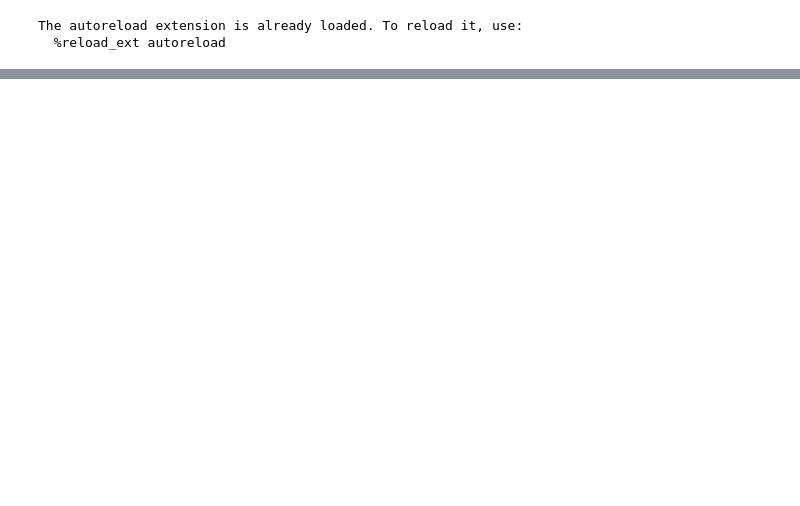
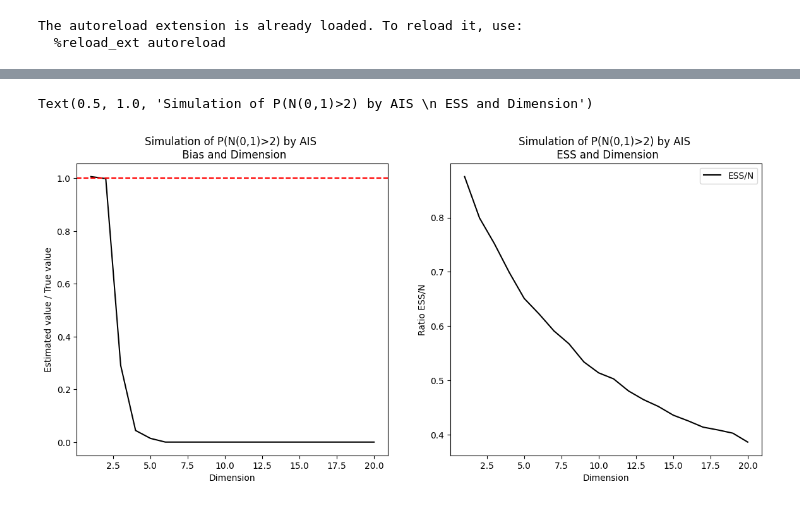
Before and after one commit to alexxthiery/mcjax, a Jupyter notebook: notebooks/importance_sampling/IS.ipynb, the cells around one changed output, grey strips where cells are left out. Cells and saved outputs as stored; diff of their text form; code cells hidden in the pictures; blank space fills up the shorter version.

```diff
--- a/notebooks/importance_sampling/IS.ipynb
+++ b/notebooks/importance_sampling/IS.ipynb
@@ -122,0 +122,19 @@ Text(0.5, 1.0, 'Simulation of P(N(0,1)>2) by Importance Sampling \n ESS and Dime
+# %%
+# Sample one-dimension standard gaussian distribution
+dim = 1
+mu = np.zeros(dim)
+sigma = 1.
+log_var = jnp.log(sigma**2)
+target_dist = IsotropicGauss(mu=mu, log_var=log_var)
+# theta = np.array([4])
+# gamma = 1.
+# proposal_dist = Exponential(theta=theta,gamma=gamma)
+mu = jnp.full(dim,0.)
+cov = jnp.eye(dim)
+deg = 2
+proposal_dist = Student(mu = mu,cov = cov,deg = deg)
+
+
+# Estimate P(X > 4) where X ~ Normal(0,1)
+def test(x_batch):
+    return jnp.all(x_batch > 4, axis=-1)
@@ -122,0 +202,18 @@ Text(0.5, 1.0, 'Simulation of P(N(0,1)>2) by Importance Sampling \n ESS and Dime
+# %%
+fig, axes = plt.subplots(nrows=1, ncols=2, figsize=(14, 6))
+
+axes[0].plot(dim_arr,estimator_ratio_arr,color = 'black')
+axes[0].axhline(y=1, color='r', linestyle='--', label="True result")
+axes[0].set_xlabel("Dimension")
+axes[0].set_ylabel("Estimated value / True value")
+axes[0].set_title("Simulation of P(N(0,1)>2) by AIS \n Bias and Dimension")
+
+essratio_arr = [ess_arr[i]/n_samples for i in range(len(ess_arr))]
+axes[1].plot(dim_arr,essratio_arr,color = 'black',label='ESS/N')
+axes[1].legend()
+axes[1].set_xlabel("Dimension")
+axes[1].set_ylabel("Ratio ESS/N")
+axes[1].set_title("Simulation of P(N(0,1)>2) by AIS \n ESS and Dimension")
+# %% [output]
+Text(0.5, 1.0, 'Simulation of P(N(0,1)>2) by AIS \n ESS and Dimension')
+[figure, added]
```
Also changed, not shown: parts of 17 cells of this notebook, 3 other files.
